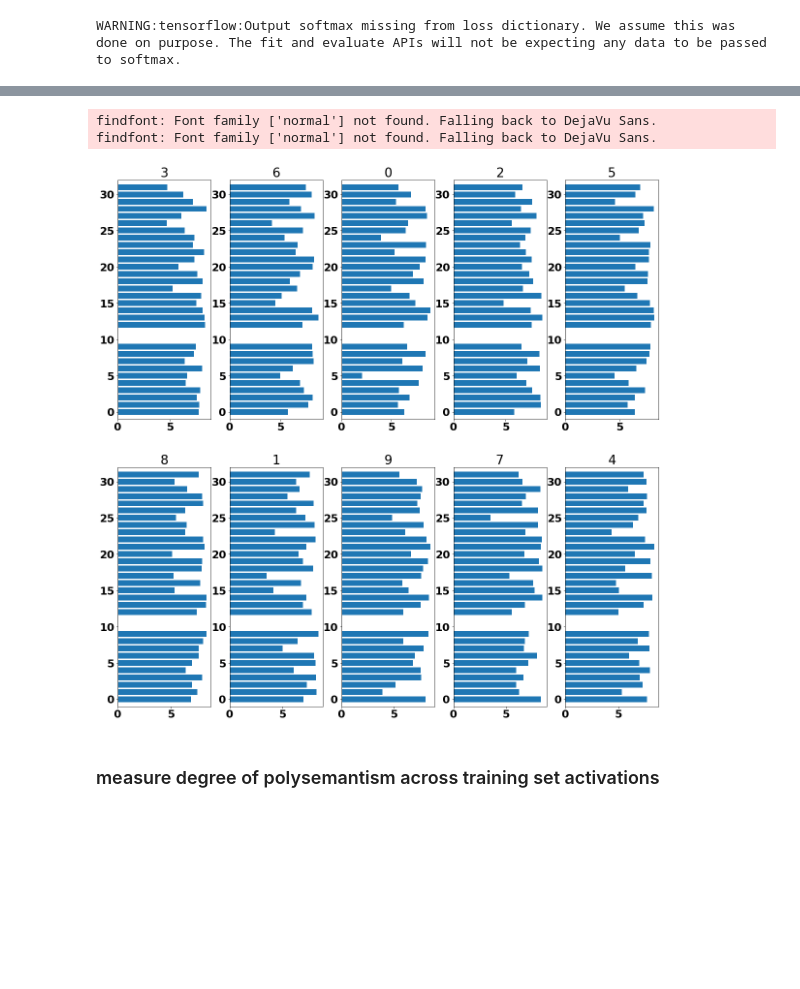
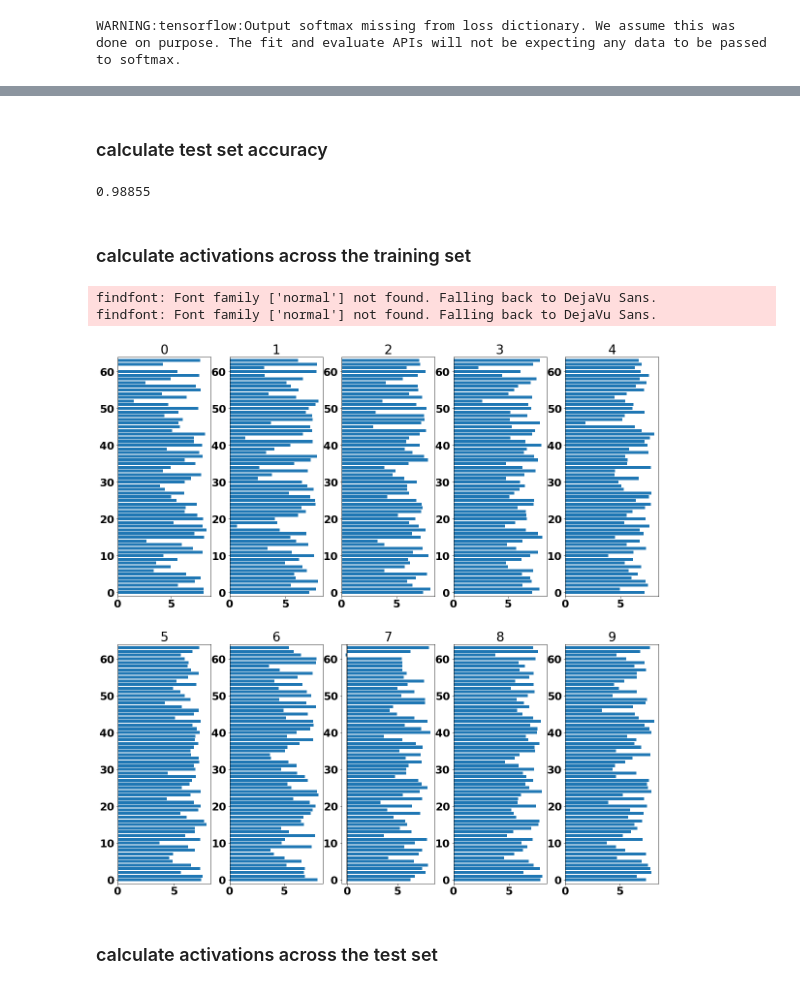
Before and after one commit to dr-darryl-wright/polysemantic-neurons, a Jupyter notebook: MNIST_baseline_all_classes.ipynb, the cells around one changed output, grey strips where cells are left out. Saved outputs shown, nothing was run; the diff lists cells and outputs as text; code cells hidden in the pictures; blank space fills up the shorter version.

```diff
--- a/MNIST_baseline_all_classes.ipynb
+++ b/MNIST_baseline_all_classes.ipynb
@@ -43,7 +47,7 @@ print(np.array(x_train_reshape).shape)
 # %%
-n_hidden_neurons = 32
+n_hidden_neurons = 64
 lr = 0.001
-epochs = 200
+epochs = 100
 batch_size = 8
 limit = 4096 # number of training examples to use.
 alpha = 0.0 # ignore polysemantic term in loss function.
@@ -102,6 +106,7 @@ WARNING:tensorflow:Output softmax missing from loss dictionary. We assume this w
 # %%
 model.fit([np.array(x_train_reshape)[:limit], y_train[:limit]],
           y=None,
+          validation_data=([np.array(x_train_reshape)[limit:2*limit], y_train[limit:2*limit]], None),
           batch_size=batch_size,
           epochs=epochs)
 # %% [output]
@@ -128,26 +131,38 @@ Epoch 200/200
+# %% [markdown]
+### calculate test set accuracy
+# %%
+inference = tf.keras.Model(inputs=i, outputs=o)
+y_pred_test = inference.predict(np.array(x_test_reshape))
+print(np.mean(my_acc(y_test, y_pred_test)))
+# %% [output]
+0.98855
+# %% [markdown]
+### calculate activations across the training set
 # %%
 embed = tf.keras.Model(inputs=i, outputs=e)
 # %%
 embed.layers[1].set_weights(model.layers[1].get_weights())
 activations_by_class = {}
 a = embed.predict(np.array(x_train_reshape))
-for i in tqdm(range(len(x_train_reshape[:limit]))):
+for j in tqdm(range(len(x_train_reshape[:limit]))):
     try:
-        activations_by_class[np.argmax(y_train, axis=1)[i]] += np.squeeze(a[i])
+        activations_by_class[np.argmax(y_train, axis=1)[j]] += np.squeeze(a[j])
     except KeyError:
-        activations_by_class[np.argmax(y_train, axis=1)[i]] = np.squeeze(a[i])
+        activations_by_class[np.argmax(y_train, axis=1)[j]] = np.squeeze(a[j])
 # %%
 fig = plt.figure(figsize=(20,20))
-for i,k in enumerate(activations_by_class.keys()):
+classes = list(activations_by_class.keys())
+classes.sort()
+for i,k in enumerate(classes):
     y_pos = np.arange(len(activations_by_class[k]))
     ax = fig.add_subplot(2, 5, i+1)
     ax.set_title(k)
     ax.barh(y_pos, np.log(np.squeeze(activations_by_class[k])), align='center')
     ax.plot([0,0],[-1,len(np.squeeze(activations_by_class[k]))], 'k-')
     ax.set_ylim(-1,len(np.squeeze(activations_by_class[k])))
 # %% [output]
 findfont: Font family ['normal'] not found. Falling back to DejaVu Sans.
 findfont: Font family ['normal'] not found. Falling back to DejaVu Sans.
-[figure, old version]
+[figure, new version]
-# %% [markdown]
-### measure degree of polysemantism across training set activations
+# %% [markdown]
+### calculate activations across the test set
```
Also changed, not shown: parts of 17 cells of this notebook, 1 other file.
